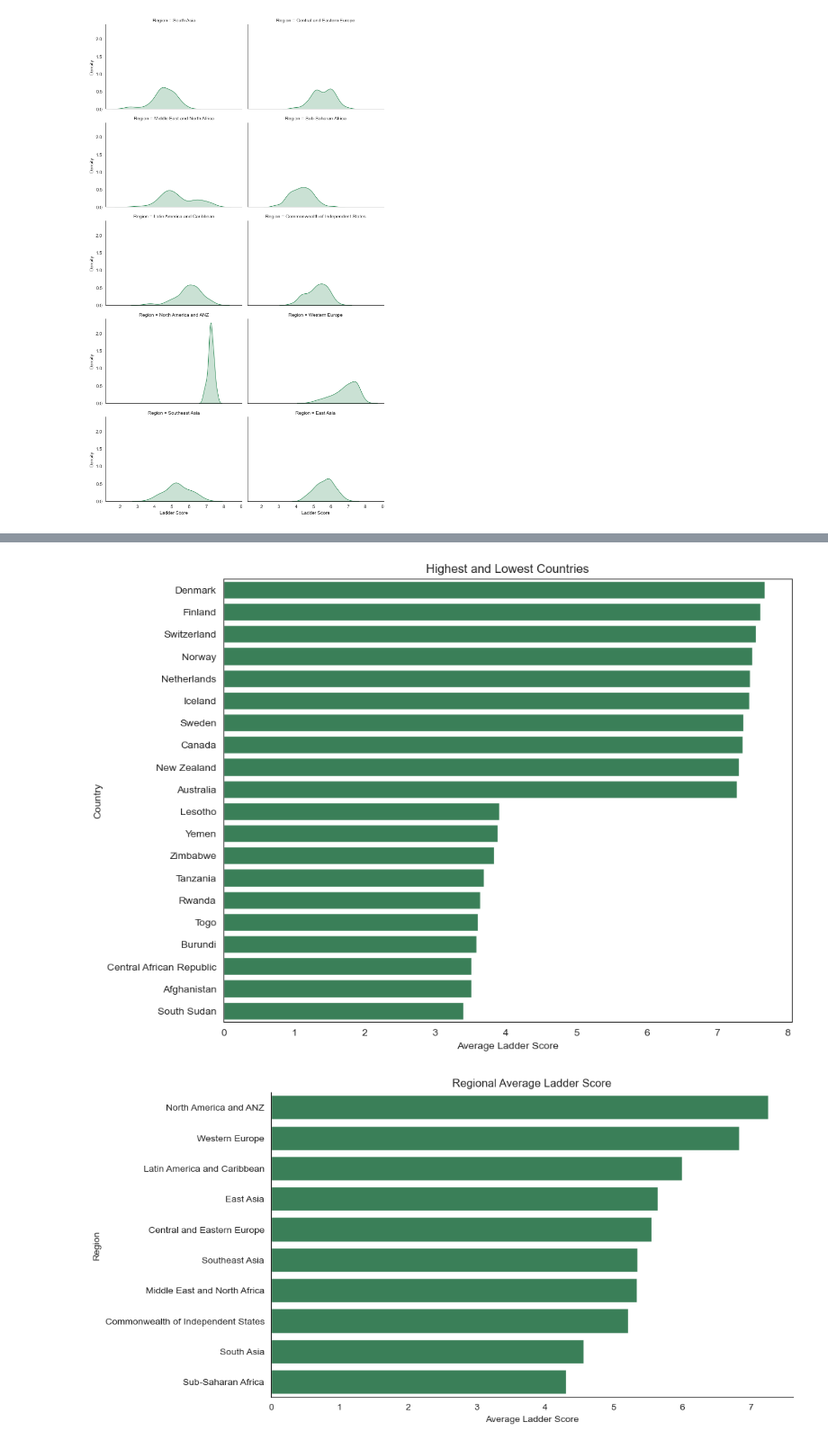
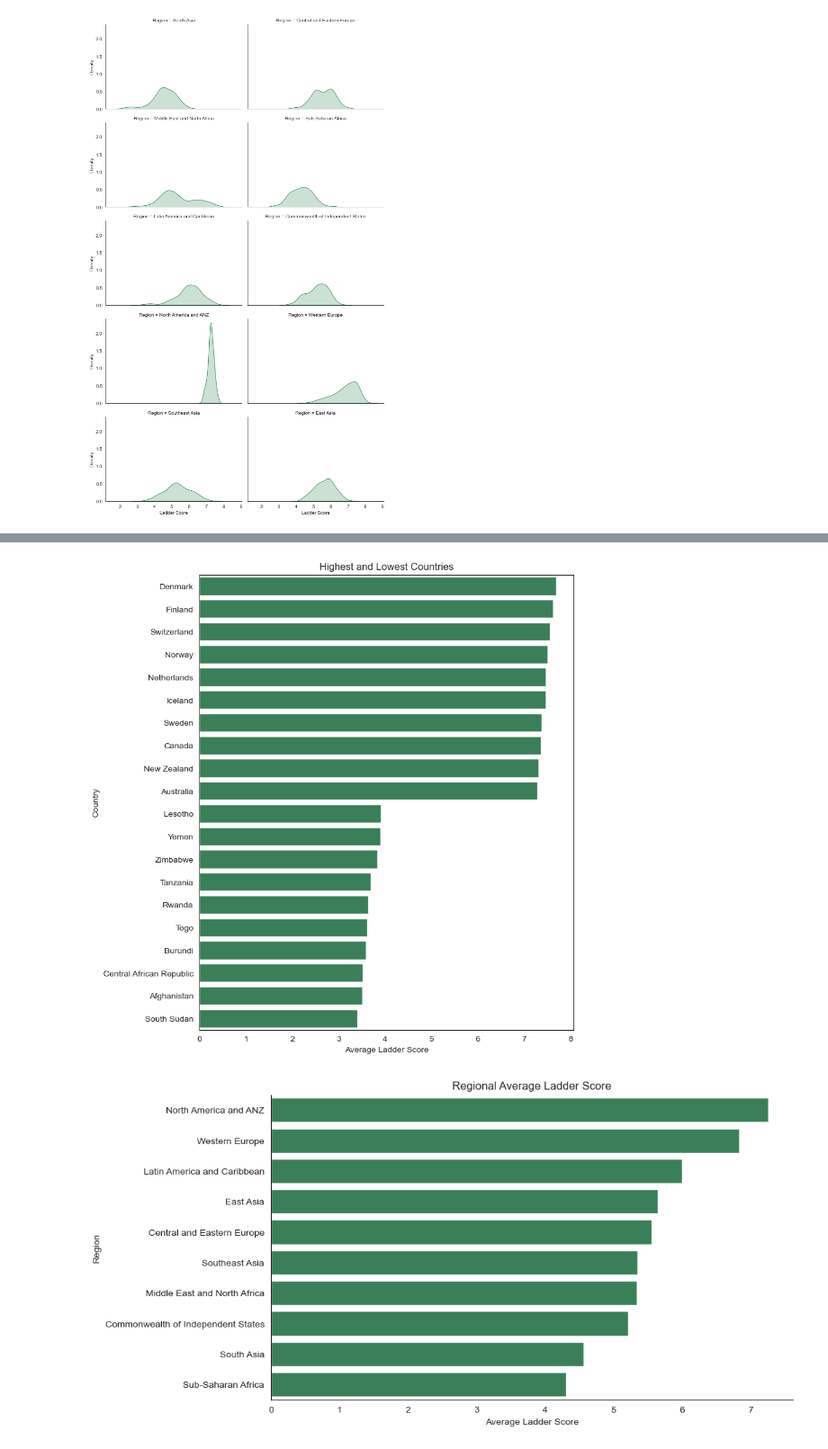
Before and after one commit to paul-trood/Portfolio-World_Happiness_Report, a Jupyter notebook: world_happiness.ipynb, the cells around one changed output, grey strips where cells are left out. Shown at 90% size. Cells and saved outputs as stored; diff of their text form; code cells hidden in the pictures.

```diff
--- a/world_happiness.ipynb
+++ b/world_happiness.ipynb
@@ -946,17 +990,17 @@ g.set_xlabels("Ladder Score");
 # %%
 # Highest and lowest ladder scores by country
 bottom_10 = country_group.nsmallest(10,"Ladder Score").sort_values(by="Ladder Score", ascending=False)
 top_10 = country_group.nlargest(10,"Ladder Score")
 high_low = top_10.append(bottom_10, ignore_index=False)
+
+# Plot results
+fig, bar = plt.subplots(figsize = (8,10), dpi = 100)
+sns.barplot(x="Ladder Score", y="Country", data=high_low, color="seagreen")
+plt.title("Highest and Lowest Countries")
+plt.xlabel("Average Ladder Score")
+plt.show()
+# %% [output]
+[figure, added]
-# %%
-# Plot results
-fig, bar = plt.subplots(figsize = (10,8), dpi = 100)
-sns.barplot(x="Ladder Score", y="Country", data=high_low, color="seagreen")
-plt.title("Highest and Lowest Countries")
-plt.xlabel("Average Ladder Score")
-plt.show()
-# %% [output]
-[figure, removed]
 # %%
 # Regional average ladder Score
 fig, bar = plt.subplots(figsize = (10,6), dpi = 100)
```
Also changed, not shown: parts of 23 cells of this notebook.
